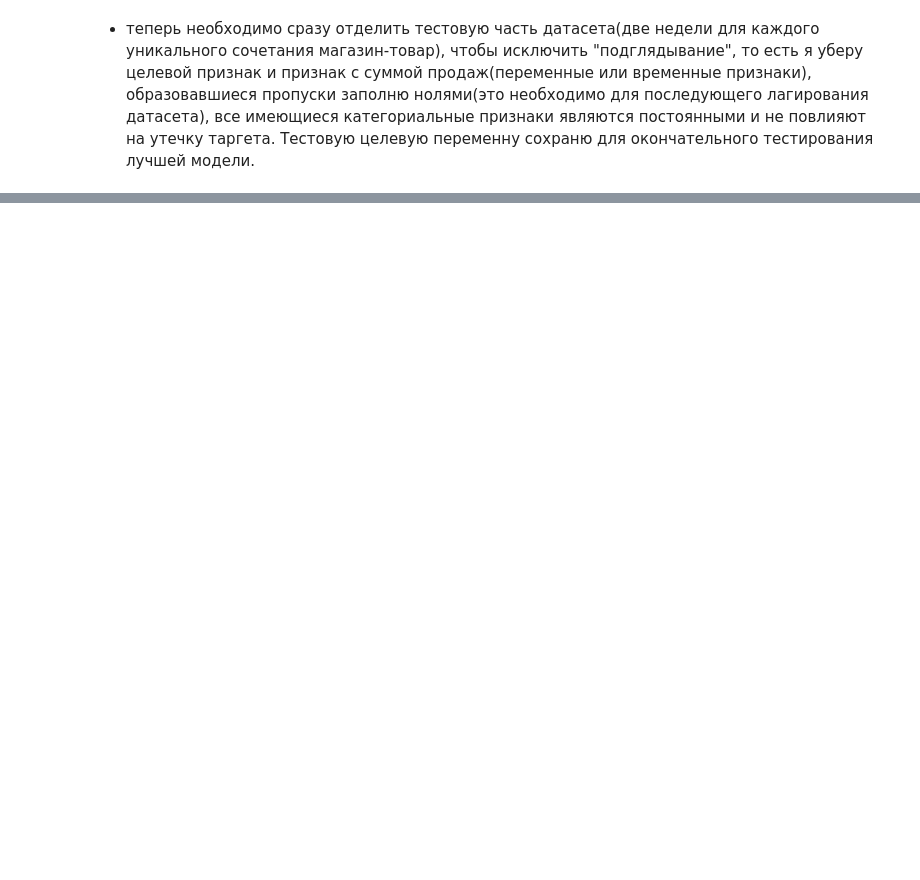
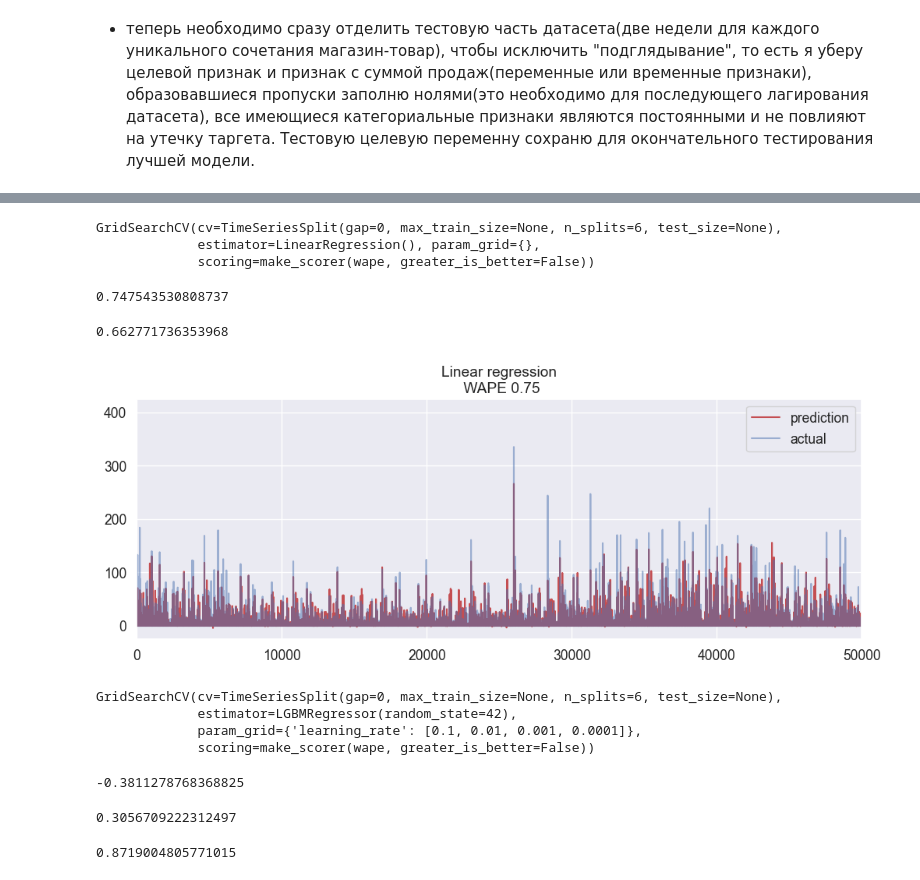
Before and after one commit to AndreiChernovJr/DS, a Jupyter notebook: lenta1.ipynb, the cells around one changed output, grey strips where cells are left out. Drawn from its saved outputs; the diff is of its cells as text; code cells hidden in the pictures; blank space fills up the shorter version.

```diff
--- a/lenta1.ipynb
+++ b/lenta1.ipynb
@@ -930,0 +1072,5 @@ data = pd.concat([data, temp_test], axis=0)
+# %%
+def wape(y_true, y_pred):
+    return np.sum(np.abs(y_true-y_pred))/np.sum(np.abs(y_true))
+# %%
+score = make_scorer(wape, greater_is_better=False)
@@ -930,0 +1079,10 @@ data = pd.concat([data, temp_test], axis=0)
+# %%
+tscv = TimeSeriesSplit(n_splits=6)
+lr = LinearRegression()
+parametrs = {}
+lr_grid = GridSearchCV(lr, parametrs, scoring=score, cv=tscv)
+lr_grid.fit(X_train, y_train)
+# %% [output]
+GridSearchCV(cv=TimeSeriesSplit(gap=0, max_train_size=None, n_splits=6, test_size=None),
+             estimator=LinearRegression(), param_grid={},
+             scoring=make_scorer(wape, greater_is_better=False))
@@ -930,0 +1091,36 @@ data = pd.concat([data, temp_test], axis=0)
+# %%
+lr_preds = lr_grid.best_estimator_.predict(X_val)
+# %%
+wape(y_val, lr_preds)
+# %% [output]
+0.747543530808737
+# %%
+r2_score(y_val, lr_preds)
+# %% [output]
+0.662771736353968
+# %%
+plt.figure(figsize=(12, 4))
+plt.xlim(0, 50000)
+plt.plot(lr_preds, 'r', label='prediction')
+plt.plot(y_val.values, label='actual', alpha=0.5)
+plt.legend(loc='best')
+plt.title('Linear regression\n WAPE {}'.format(round(wape(y_val, lr_preds), 2)))
+plt.grid(True)
+# %% [output]
+[figure, added]
+# %%
+lgbm = LGBMRegressor(random_state=random_state)
+parametrs = {#'max_depth': [5, 7, 10, 15],
+#'n_estimators': [10, 20, 50, 100],
+'learning_rate': [0.1, 0.01, 0.001, 0.0001]}
+lgbm_grid = GridSearchCV(lgbm, parametrs, scoring=score, cv=tscv)
+lgbm_grid.fit(X_train, y_train)
+# %% [output]
+GridSearchCV(cv=TimeSeriesSplit(gap=0, max_train_size=None, n_splits=6, test_size=None),
+             estimator=LGBMRegressor(random_state=42),
+             param_grid={'learning_rate': [0.1, 0.01, 0.001, 0.0001]},
+             scoring=make_scorer(wape, greater_is_better=False))
+# %%
+lgbm_grid.best_score_
+# %% [output]
+-0.3811278768368825
@@ -930,0 +1129,8 @@ data = pd.concat([data, temp_test], axis=0)
+# %%
+wape(y_val, lgbm_preds)
+# %% [output]
+0.3056709222312497
+# %%
+r2_score(y_val, lgbm_preds)
+# %% [output]
+0.8719004805771015
```
Also changed, not shown: parts of 86 cells of this notebook.
